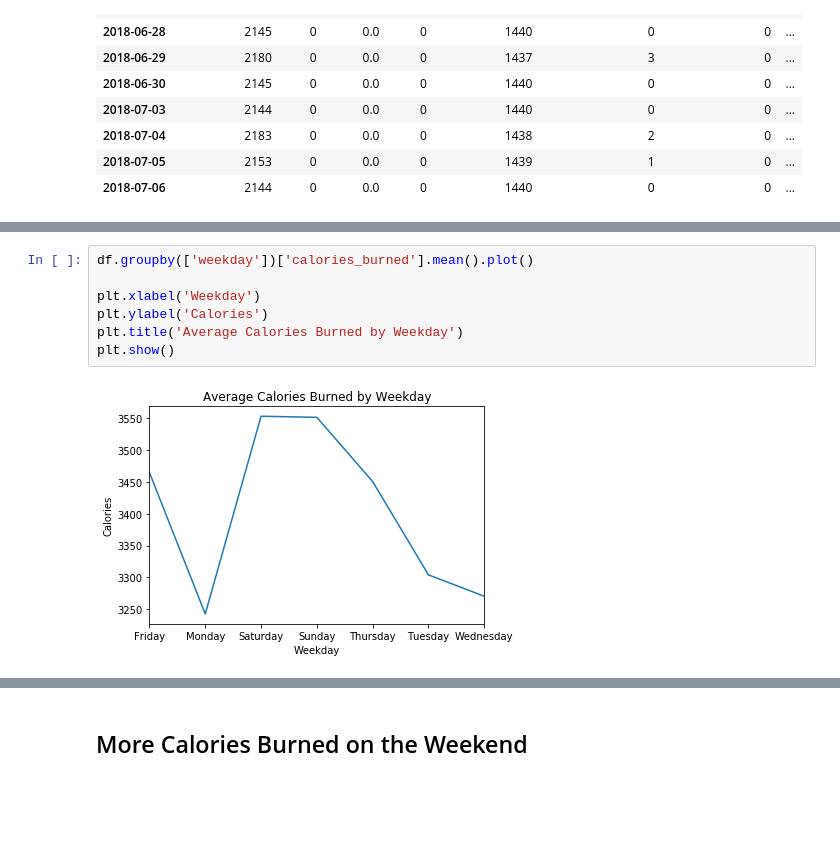
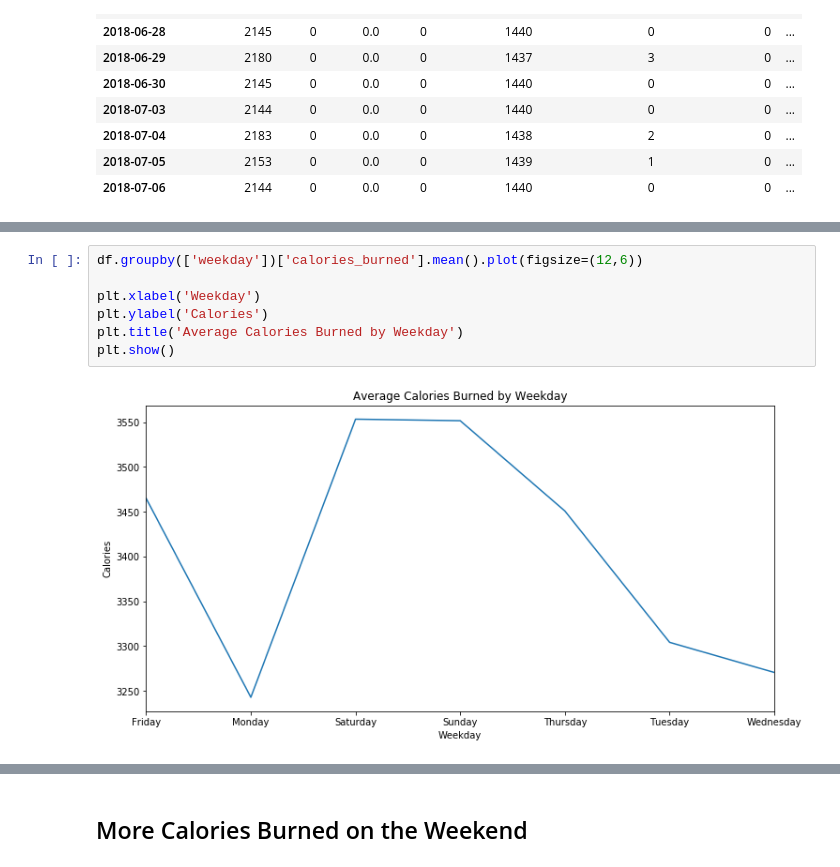
Before and after one commit to U-Gotta-Have-Faith/time_series, a Jupyter notebook: faith_acquire.ipynb, the cells around one changed output, grey strips where cells are left out. Drawn from its saved outputs; the diff is of its cells as text; blank space fills up the shorter version.

```diff
--- a/faith_acquire.ipynb
+++ b/faith_acquire.ipynb
@@ -221,10 +223,10 @@ plt.show()
 # %%
-df.groupby(['weekday'])['calories_burned'].mean().plot()
+df.groupby(['weekday'])['calories_burned'].mean().plot(figsize=(12,6))
 
 plt.xlabel('Weekday')
 plt.ylabel('Calories')
 plt.title('Average Calories Burned by Weekday')
 plt.show()
 # %% [output]
-[figure, old version]
+[figure, new version]
 # %%
```
Also changed, not shown: parts of 5 cells of this notebook.
